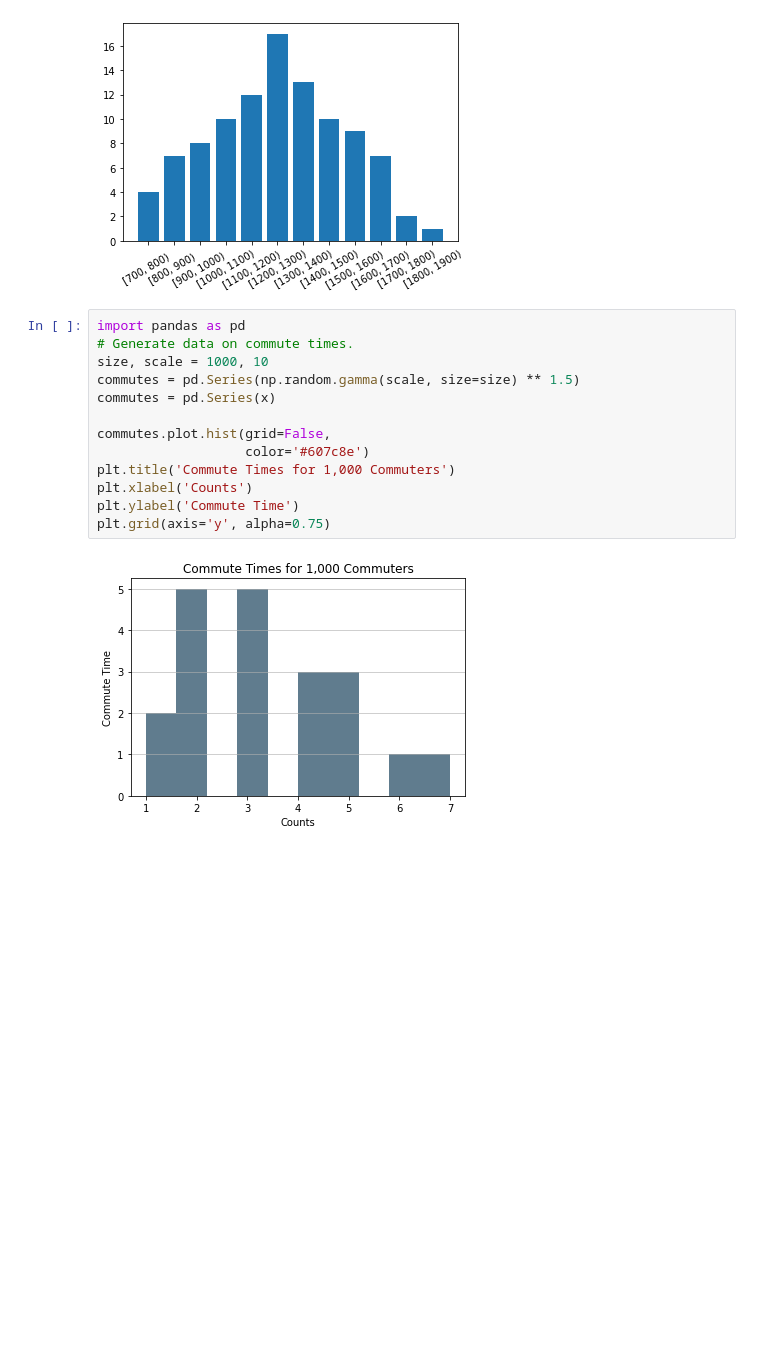
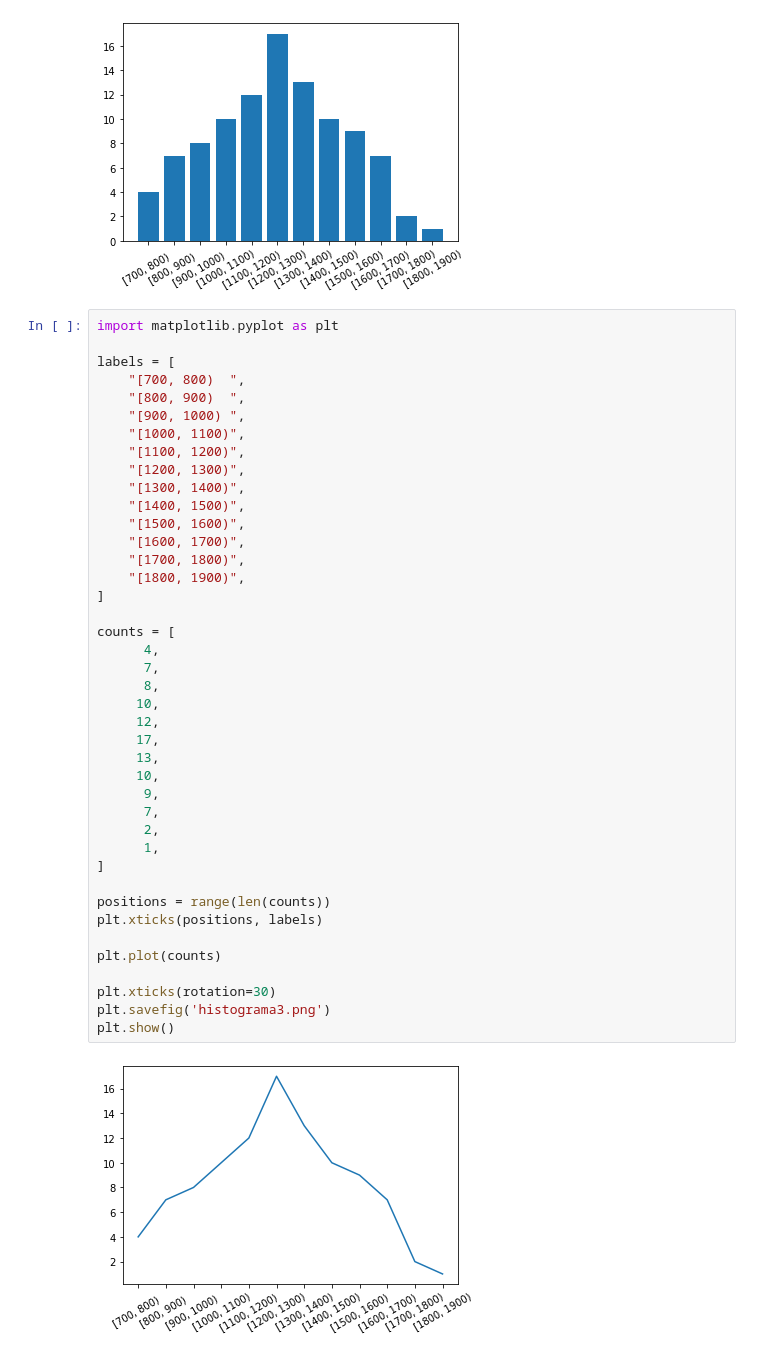
Before and after one commit to HugoJBello/clases-estadistica-1-empresariales, a Jupyter notebook: materiales/scripts/introduction.ipynb, the cells around one changed output. Cells and saved outputs as stored; diff of their text form; blank space fills up the shorter version.

```diff
--- a/materiales/scripts/introduction.ipynb
+++ b/materiales/scripts/introduction.ipynb
@@ -117,18 +117,46 @@ plt.savefig('histograma2.png')
 plt.show()
 # %% [output]
 [figure]
-# %%
-import pandas as pd
-# Generate data on commute times.
-size, scale = 1000, 10
-commutes = pd.Series(np.random.gamma(scale, size=size) ** 1.5)
-commutes = pd.Series(x)
-
-commutes.plot.hist(grid=False,
-                   color='#607c8e')
-plt.title('Commute Times for 1,000 Commuters')
-plt.xlabel('Counts')
-plt.ylabel('Commute Time')
-plt.grid(axis='y', alpha=0.75)
-# %% [output]
-[figure, removed]
+# %%
+import matplotlib.pyplot as plt
+
+labels = [
+    "[700, 800)  ",
+    "[800, 900)  ",
+    "[900, 1000) ",
+    "[1000, 1100)",
+    "[1100, 1200)",
+    "[1200, 1300)",
+    "[1300, 1400)",
+    "[1400, 1500)",
+    "[1500, 1600)",
+    "[1600, 1700)",
+    "[1700, 1800)",
+    "[1800, 1900)",
+]
+
+counts = [
+      4,
+      7,
+      8,
+     10,
+     12,
+     17,
+     13,
+     10,
+      9,
+      7,
+      2,
+      1,
+]
+
+positions = range(len(counts))
+plt.xticks(positions, labels)
+
+plt.plot(counts)
+
+plt.xticks(rotation=30)
+plt.savefig('histograma3.png')
+plt.show()
+# %% [output]
+[figure, added]
```
Also changed, not shown: parts of 1 cell of this notebook, 9 other files.
